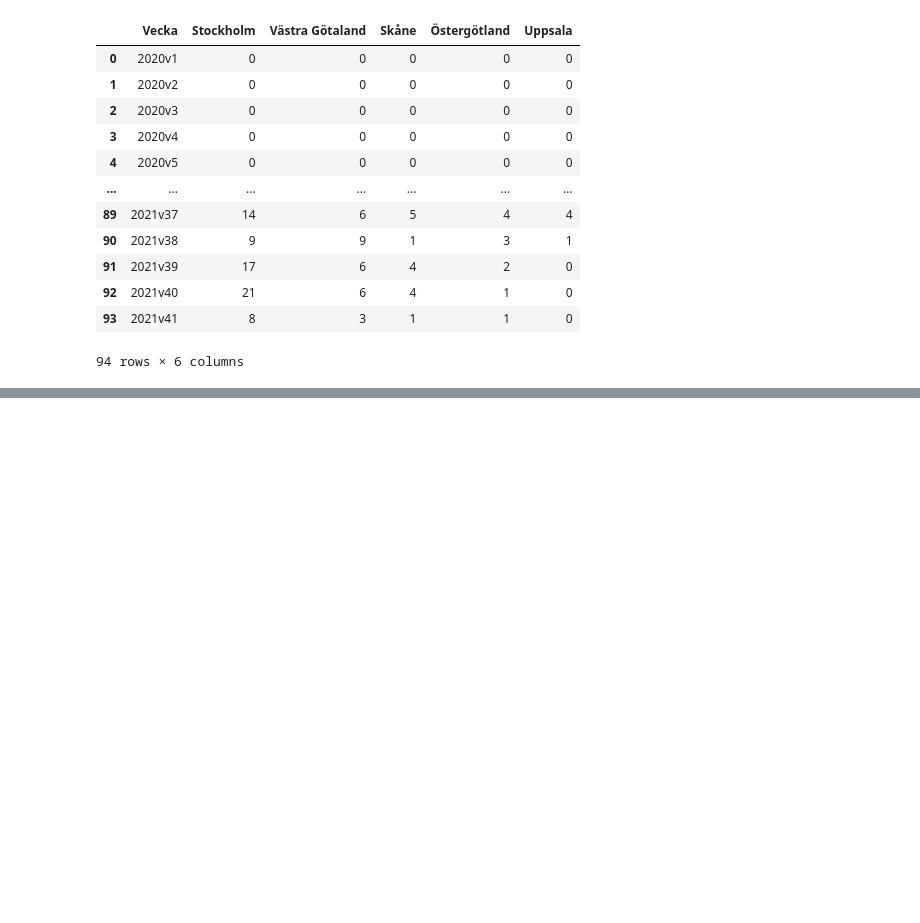
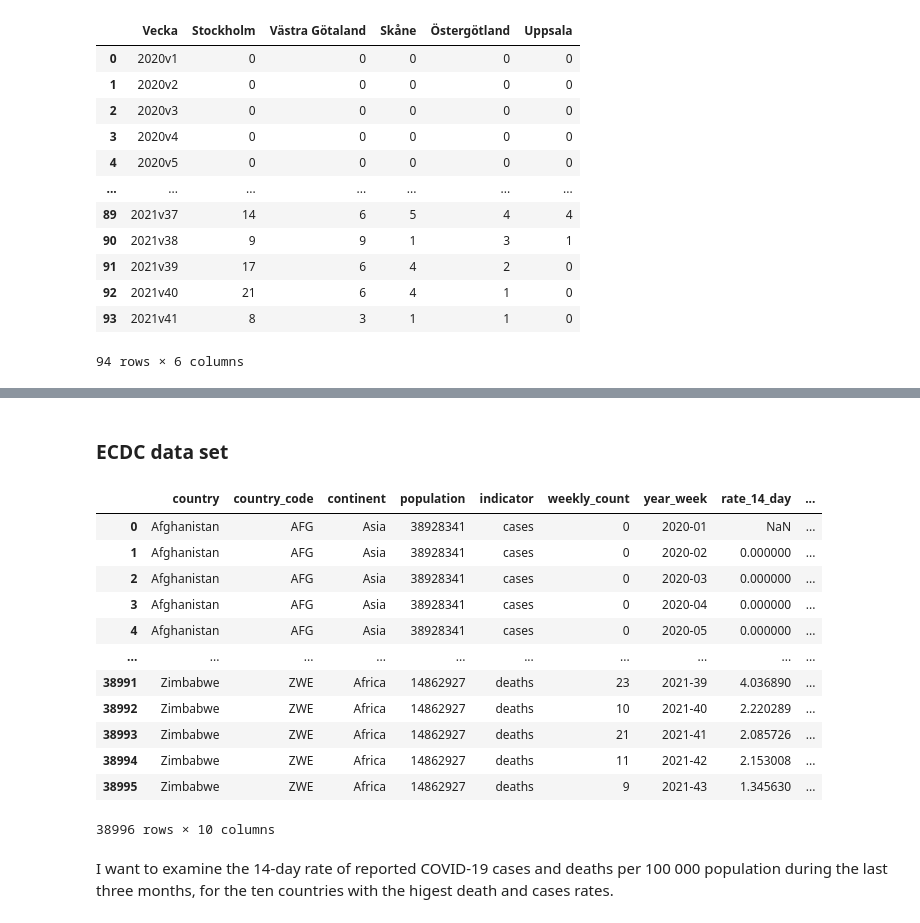
Before and after one commit to cseander/Databehandling-Christopher-Seander, a Jupyter notebook: Labs/Lab1.ipynb, the cells around one changed output, grey strips where cells are left out. Saved outputs shown, nothing was run; the diff lists cells and outputs as text; code cells hidden in the pictures; blank space fills up the shorter version.

```diff
--- a/Labs/Lab1.ipynb
+++ b/Labs/Lab1.ipynb
@@ -416,0 +566,22 @@ fig.show()
+# %% [markdown]
+### ECDC data set
+# %%
+ecdc_csv = "Data/ecdc.csv"
+ecdc = pd.read_csv(ecdc_csv)
+ecdc
+# %% [output]
+|  | country | country_code | continent | population | indicator | weekly_count | year_week | rate_14_day | ... |
+| 0 | Afghanistan | AFG | Asia | 38928341 | cases | 0 | 2020-01 | NaN | ... |
+| 1 | Afghanistan | AFG | Asia | 38928341 | cases | 0 | 2020-02 | 0.000000 | ... |
+| 2 | Afghanistan | AFG | Asia | 38928341 | cases | 0 | 2020-03 | 0.000000 | ... |
+| 3 | Afghanistan | AFG | Asia | 38928341 | cases | 0 | 2020-04 | 0.000000 | ... |
+| 4 | Afghanistan | AFG | Asia | 38928341 | cases | 0 | 2020-05 | 0.000000 | ... |
+| ... | ... | ... | ... | ... | ... | ... | ... | ... | ... |
+| 38991 | Zimbabwe | ZWE | Africa | 14862927 | deaths | 23 | 2021-39 | 4.036890 | ... |
+| 38992 | Zimbabwe | ZWE | Africa | 14862927 | deaths | 10 | 2021-40 | 2.220289 | ... |
+| 38993 | Zimbabwe | ZWE | Africa | 14862927 | deaths | 21 | 2021-41 | 2.085726 | ... |
+| 38994 | Zimbabwe | ZWE | Africa | 14862927 | deaths | 11 | 2021-42 | 2.153008 | ... |
+| 38995 | Zimbabwe | ZWE | Africa | 14862927 | deaths | 9 | 2021-43 | 1.345630 | ... |
+38996 rows × 10 columns
+# %% [markdown]
+I want to examine the 14-day rate of reported COVID-19 cases and deaths per 100 000 population during the last three months, for the ten countries with the higest death and cases rates.
```
Also changed, not shown: parts of 32 cells of this notebook, 18 other files.
